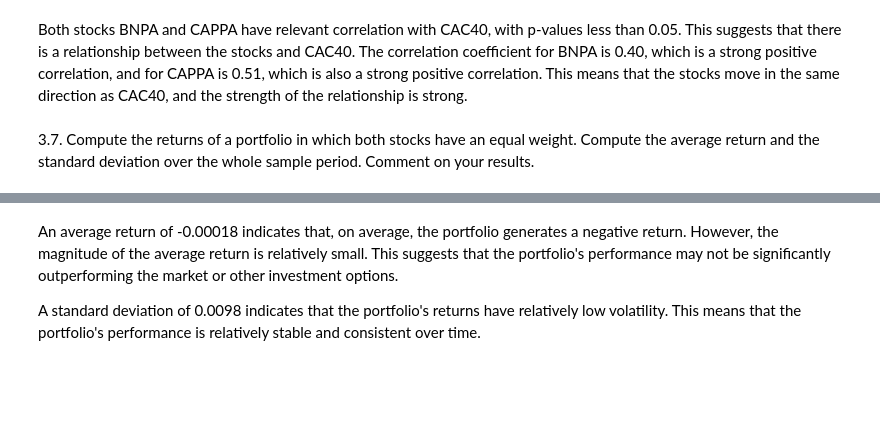
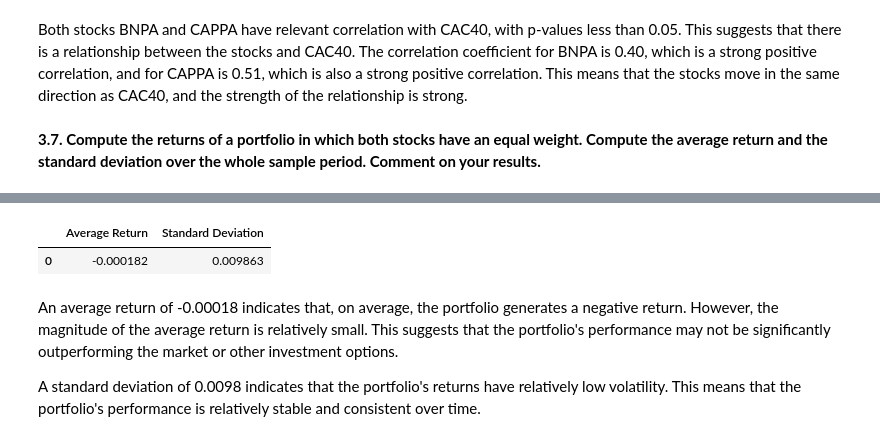
Before and after one commit to yurialvizi/mods205-digital-finance, a Jupyter notebook: project.ipynb, the cells around one changed output, grey strips where cells are left out. Cells and saved outputs as stored; diff of their text form; code cells hidden in the pictures; blank space fills up the shorter version.

```diff
--- a/project.ipynb
+++ b/project.ipynb
@@ -310,9 +310,7 @@ correlationDf
 # %% [markdown]
 Both stocks BNPA and CAPPA have relevant correlation with CAC40, with p-values less than 0.05. This suggests that there is a relationship between the stocks and CAC40. The correlation coefficient for BNPA is 0.40, which is a strong positive correlation, and for CAPPA is 0.51, which is also a strong positive correlation. This means that the stocks move in the same direction as CAC40, and the strength of the relationship is strong.
 # %% [markdown]
-3.7. Compute the returns of a portfolio in which both stocks have an equal weight. Compute
-the average return and the standard deviation over the whole sample period. Comment on
-your results.
+**3.7. Compute the returns of a portfolio in which both stocks have an equal weight. Compute the average return and the standard deviation over the whole sample period. Comment on your results.**
 # %%
 portfolio_returns = (bnpa_daily_returns + cappa_daily_returns) / 2
 
@@ -326,8 +324,9 @@ average_return = portfolio_returns.mean()
 
 standard_deviation = portfolio_returns.std()
 
-print("Average Return:", average_return)
-print("Standard Deviation:", standard_deviation)
+data = {'Average Return': [average_return], 'Standard Deviation': [standard_deviation]}
+df_stats = pd.DataFrame(data)
+df_stats
 # %% [output]
 [figure]
 Average Return: -0.00018204675017968316
@@ -335,3 +334,5 @@ Standard Deviation: 0.009862893563142593
+|  | Average Return | Standard Deviation |
+| 0 | -0.000182 | 0.009863 |
 # %% [markdown]
 An average return of -0.00018 indicates that, on average, the portfolio generates a negative return. However, the magnitude of the average return is relatively small. This suggests that the portfolio's performance may not be significantly outperforming the market or other investment options.
 
```
Also changed, not shown: parts of 2 cells of this notebook.
